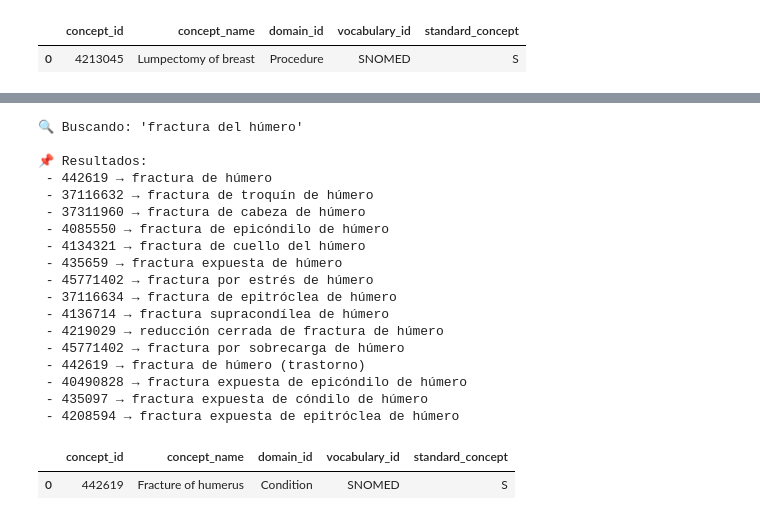
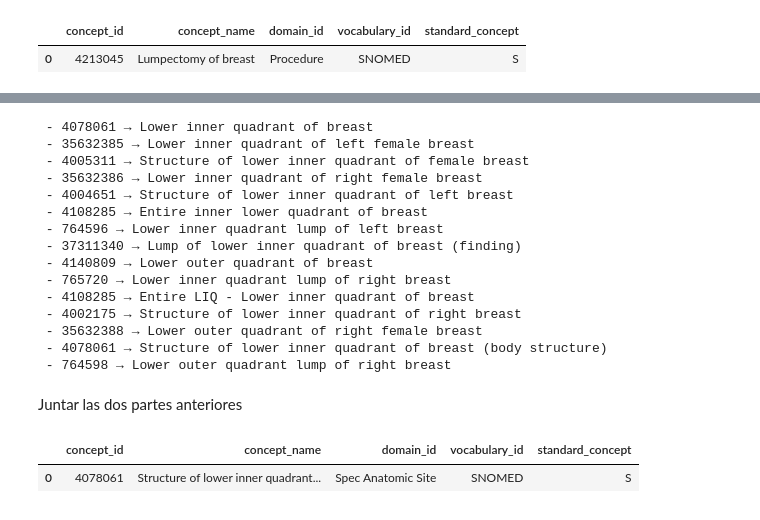
Before and after one commit to Unaiigartua/PFG_CDIA_CORTEX, a Jupyter notebook: pruebas.ipynb, the cells around one changed output, grey strips where cells are left out. Saved outputs shown, nothing was run; the diff lists cells and outputs as text; code cells hidden in the pictures.

```diff
--- a/pruebas.ipynb
+++ b/pruebas.ipynb
@@ -505,25 +378,22 @@ To support symlinks on Windows, you either need to activate Developer Mode or to
 # %%
-# Luego puedes buscar descripciones
-results = search_synonym("fractura del húmero", k=15)
-print("\n📌 Resultados:")
+results = search_synonym("inner lower quadrant of breast", k=15)
 for cid, name in results:
     print(f" - {cid} → {name}")
 # %% [output]
-🔍 Buscando: 'fractura del húmero'
-
-📌 Resultados:
- - 442619 → fractura de húmero
- - 37116632 → fractura de troquín de húmero
- - 37311960 → fractura de cabeza de húmero
- - 4085550 → fractura de epicóndilo de húmero
- - 4134321 → fractura de cuello del húmero
- - 435659 → fractura expuesta de húmero
- - 45771402 → fractura por estrés de húmero
- - 37116634 → fractura de epitróclea de húmero
- - 4136714 → fractura supracondílea de húmero
- - 4219029 → reducción cerrada de fractura de húmero
- - 45771402 → fractura por sobrecarga de húmero
- - 442619 → fractura de húmero (trastorno)
- - 40490828 → fractura expuesta de epicóndilo de húmero
- - 435097 → fractura expuesta de cóndilo de húmero
- - 4208594 → fractura expuesta de epitróclea de húmero
+ - 4078061 → Lower inner quadrant of breast
+ - 35632385 → Lower inner quadrant of left female breast
+ - 4005311 → Structure of lower inner quadrant of female breast
+ - 35632386 → Lower inner quadrant of right female breast
+ - 4004651 → Structure of lower inner quadrant of left breast
+ - 4108285 → Entire inner lower quadrant of breast
+ - 764596 → Lower inner quadrant lump of left breast
+ - 37311340 → Lump of lower inner quadrant of breast (finding)
+ - 4140809 → Lower outer quadrant of breast
+ - 765720 → Lower inner quadrant lump of right breast
+ - 4108285 → Entire LIQ - Lower inner quadrant of breast
+ - 4002175 → Structure of lower inner quadrant of right breast
+ - 35632388 → Lower outer quadrant of right female breast
+ - 4078061 → Structure of lower inner quadrant of breast (body structure)
+ - 764598 → Lower outer quadrant lump of right breast
+# %% [markdown]
+Juntar las dos partes anteriores
@@ -538,10 +410,10 @@ def find_concept_by_code_OMOP(code: str, conn):
 # %%
 conn = sqlite3.connect("omop_snomed.db")
 # %%
-find_concept_by_code_OMOP("442619", conn)
+find_concept_by_code_OMOP("4078061", conn)
 # %% [output]
 |  | concept_id | concept_name | domain_id | vocabulary_id | standard_concept |
-| 0 | 442619 | Fracture of humerus | Condition | SNOMED | S |
+| 0 | 4078061 | Structure of lower inner quadrant... | Spec Anatomic Site | SNOMED | S |
 # %%
 for cid, name in results:
     concept_info = find_concept_by_code_OMOP(cid, conn)
```
Also changed, not shown: parts of 34 cells of this notebook, 5 other files.
